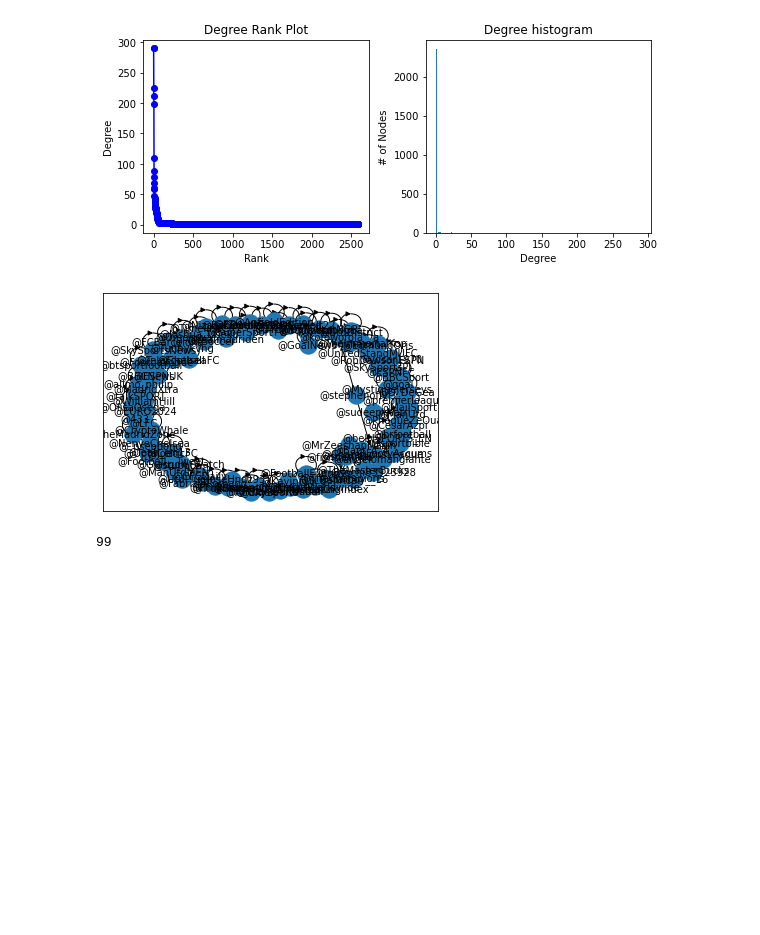
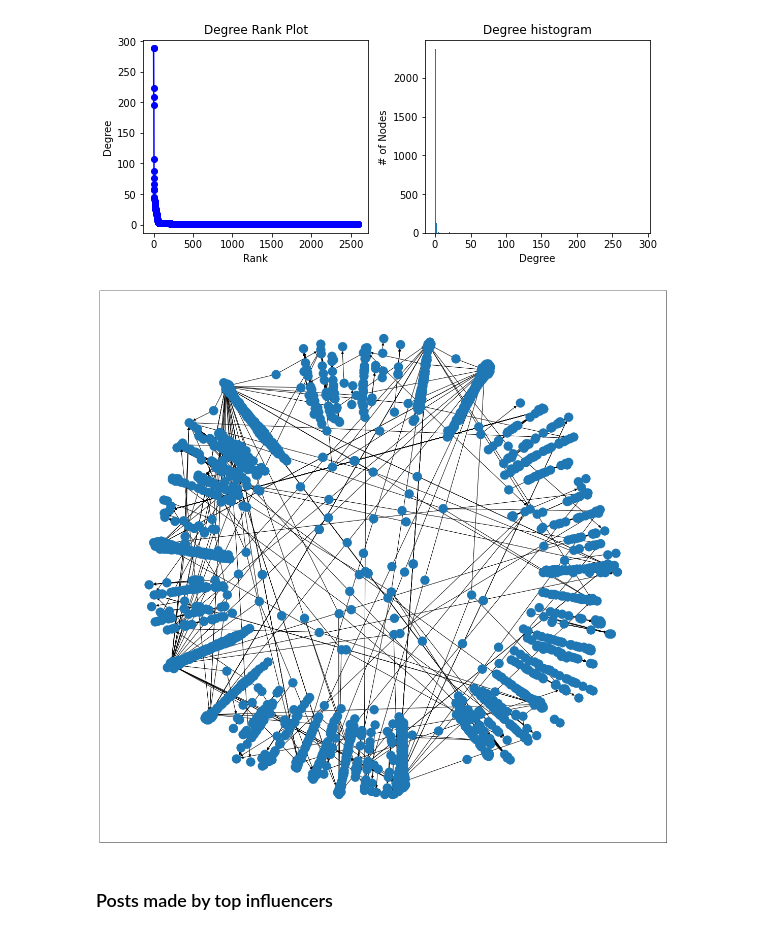
Before and after one commit to siraj101/influencer_network_analysis, a Jupyter notebook: code/Part2.ipynb, the cells around one changed output. Drawn from its saved outputs; the diff is of its cells as text; code cells hidden in the pictures; blank space fills up the shorter version.

```diff
--- a/code/Part2.ipynb
+++ b/code/Part2.ipynb
@@ -174,3 +198,6 @@ top100scores =  list(user_df.score.nlargest(100))
 # %%
-net_tab = network_df[network_df.user1.isin(top100)]
+top_100_ext = network_df[(network_df.user1.isin(top100)|network_df.user2.isin(top100))]
+top_100_ext_rt = top_100_ext[top_100_ext.type == 'Retweet']
+top_100_nodes = network_df[(network_df.user1.isin(top100)&network_df.user2.isin(top100))]
+top_100_nodes_rt = top_100_nodes[top_100_nodes.type == 'Retweet']
 # %%
@@ -192,3 +221,3 @@ net_tab
 # %%
-graph = gen_graph(net_tab)
+graph = gen_graph(top_100_ext_rt)
 # %%
@@ -196,10 +225,12 @@ degree_dist(G)
 # %% [output]
 [figure]
 # %%
-nx.draw_networkx(graph, font_size = 10)
+f = plt.figure()
+f.set_figwidth(20)
+f.set_figheight(20)
+nx.draw_networkx(graph, font_size = 10, with_labels=False)
+plt.show()
 # %% [output]
-[figure, old version]
+[figure, new version]
-# %%
-len(graph.nodes)
-# %% [output]
-99
+# %% [markdown]
+### Posts made by top influencers
```
Also changed, not shown: parts of 13 cells of this notebook, 1 other file.
